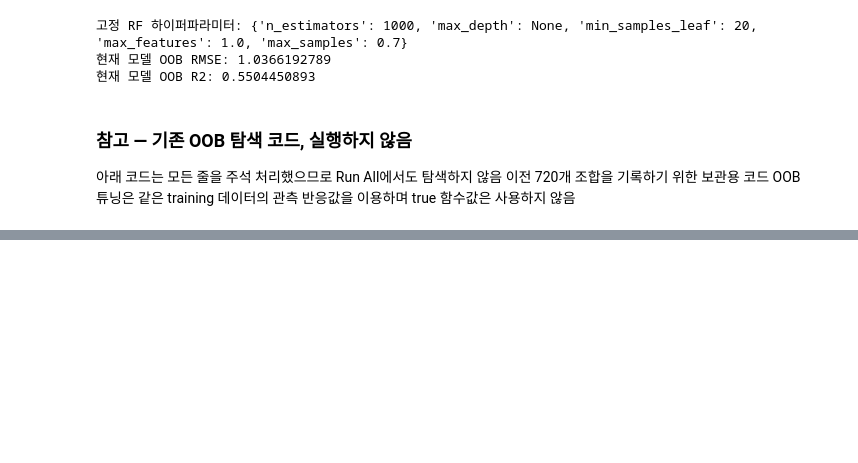
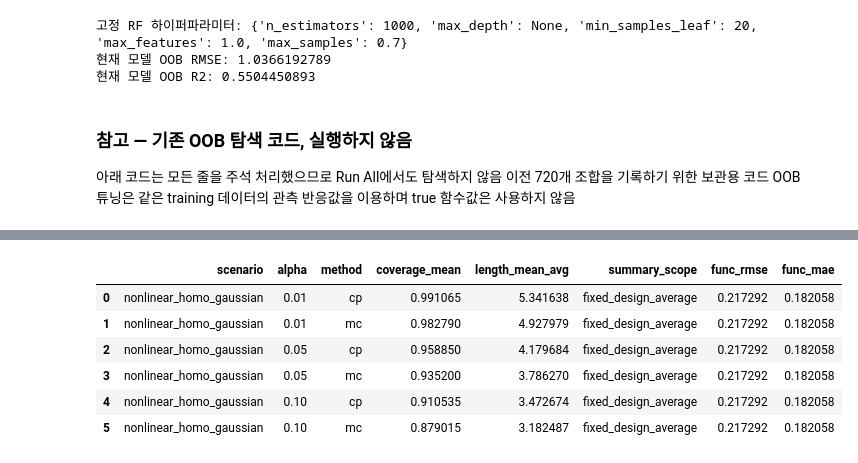
Before and after one commit to cms6090/simulation, a Jupyter notebook: notebooks/simulation.ipynb, the cells around one changed output, grey strips where cells are left out. Cells and saved outputs as stored; diff of their text form; code cells hidden in the pictures; blank space fills up the shorter version.

```diff
--- a/notebooks/simulation.ipynb
+++ b/notebooks/simulation.ipynb
@@ -633,0 +975,63 @@ Training 반응값을 coverage 평가에 재사용하지 않고 true DGP의 독
+# %%
+point_summary = (
+    interval_metrics.groupby(["scenario", "point_id", "alpha", "method"], as_index=False)
+    .agg(
+        n_covered=("covered", "sum"),
+        n_evaluated=("covered", "size"),
+        coverage=("covered", "mean"),
+        length_mean=("length", "mean"),
+        length_sd=("length", "std"),
+    )
+)
+# CP는 200회 모두 같은 길이라 표본표준편차가 0 — NaN이 아니라 0으로 나오는지는 검증 셀에서 확인
+point_summary.head()
+point_summary_view = (
+    point_summary
+    .set_index(["scenario", "point_id", "alpha", "method"])
+    .sort_index()
+)
+
+point_summary_view
+overall_coverage = (
+    point_summary_view
+    .groupby(["scenario", "alpha", "method"])
+    .agg(
+        n_covered=("n_covered", "sum"),
+        n_evaluated=("n_evaluated", "sum"),
+    )
+)
+
+overall_coverage["coverage"] = (
+    overall_coverage["n_covered"]
+    / overall_coverage["n_evaluated"]
+)
+
+overall_coverage
+mc_part = point_summary[point_summary["method"] == "mc"].set_index(["scenario", "point_id", "alpha"])
+cp_part = point_summary[point_summary["method"] == "cp"].set_index(["scenario", "point_id", "alpha"])
+
+method_comparison = pd.DataFrame({
+    "cp_coverage" : cp_part["coverage"],
+    "mc_coverage" : mc_part["coverage"],
+    "coverage_cp_minus_mc": cp_part["coverage"] - mc_part["coverage"],
+    "length_cp_minus_mc": cp_part["length_mean"] - mc_part["length_mean"],
+}).reset_index()
+# scenario는 비교 인덱스에 포함되어 reset_index() 후에도 유지
+method_comparison
+fixed_design_summary = (
+    point_summary.groupby(["scenario", "alpha", "method"], as_index=False)
+    .agg(coverage_mean=("coverage", "mean"), length_mean_avg=("length_mean", "mean"))
+)
+# 고정 입력 1000개의 동일 가중 평균 — 새로운 입력분포에 대한 marginal coverage가 아님
+fixed_design_summary["summary_scope"] = "fixed_design_average"
+fixed_design_summary["func_rmse"] = func_rmse
+fixed_design_summary["func_mae"] = func_mae
+fixed_design_summary
+# %% [output]
+|  | scenario | alpha | method | coverage_mean | length_mean_avg | summary_scope | func_rmse | func_mae |
+| 0 | nonlinear_homo_gaussian | 0.01 | cp | 0.991065 | 5.341638 | fixed_design_average | 0.217292 | 0.182058 |
+| 1 | nonlinear_homo_gaussian | 0.01 | mc | 0.982790 | 4.927979 | fixed_design_average | 0.217292 | 0.182058 |
+| 2 | nonlinear_homo_gaussian | 0.05 | cp | 0.958850 | 4.179684 | fixed_design_average | 0.217292 | 0.182058 |
+| 3 | nonlinear_homo_gaussian | 0.05 | mc | 0.935200 | 3.786270 | fixed_design_average | 0.217292 | 0.182058 |
+| 4 | nonlinear_homo_gaussian | 0.10 | cp | 0.910535 | 3.472674 | fixed_design_average | 0.217292 | 0.182058 |
+| 5 | nonlinear_homo_gaussian | 0.10 | mc | 0.879015 | 3.182487 | fixed_design_average | 0.217292 | 0.182058 |
```
Also changed, not shown: parts of 29 cells of this notebook, 2 other files.
